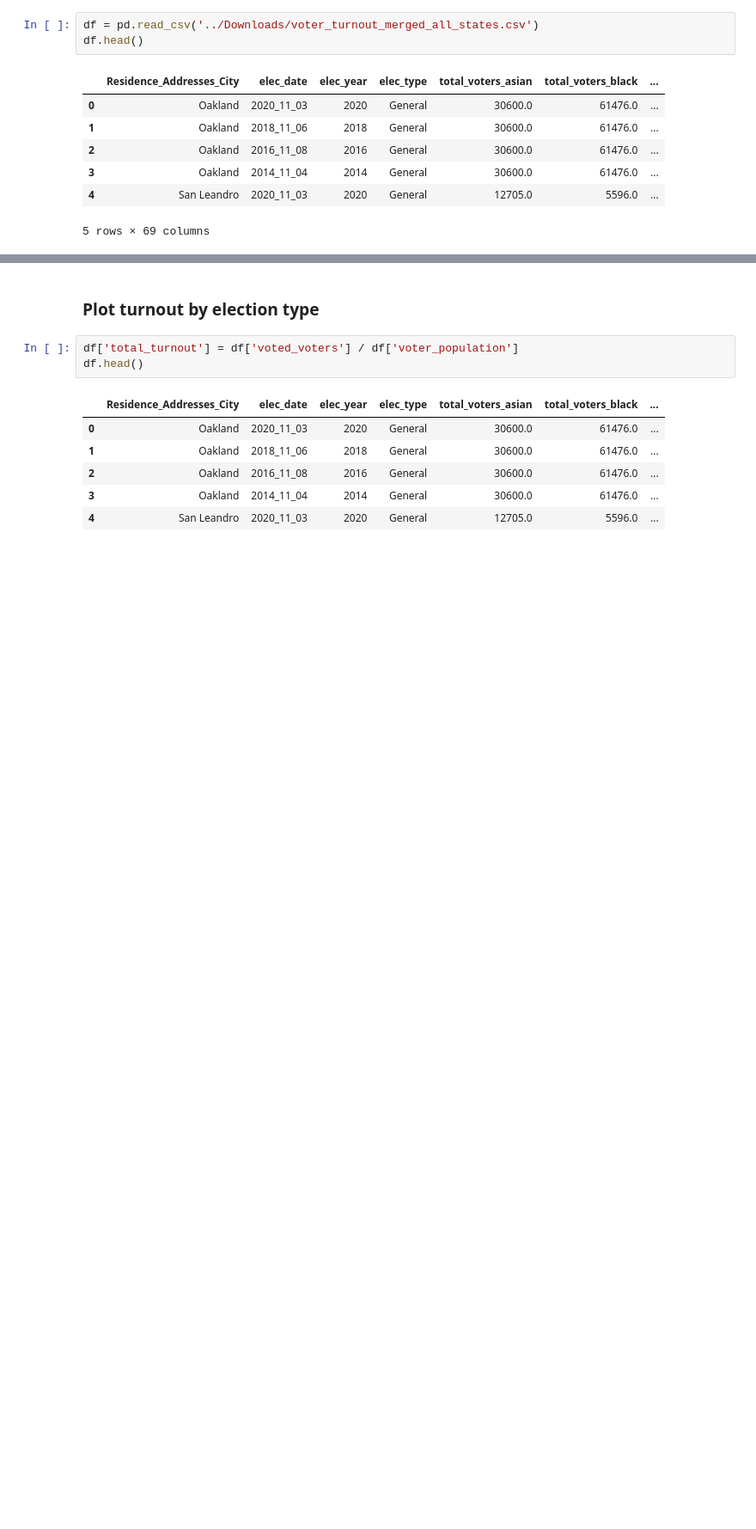
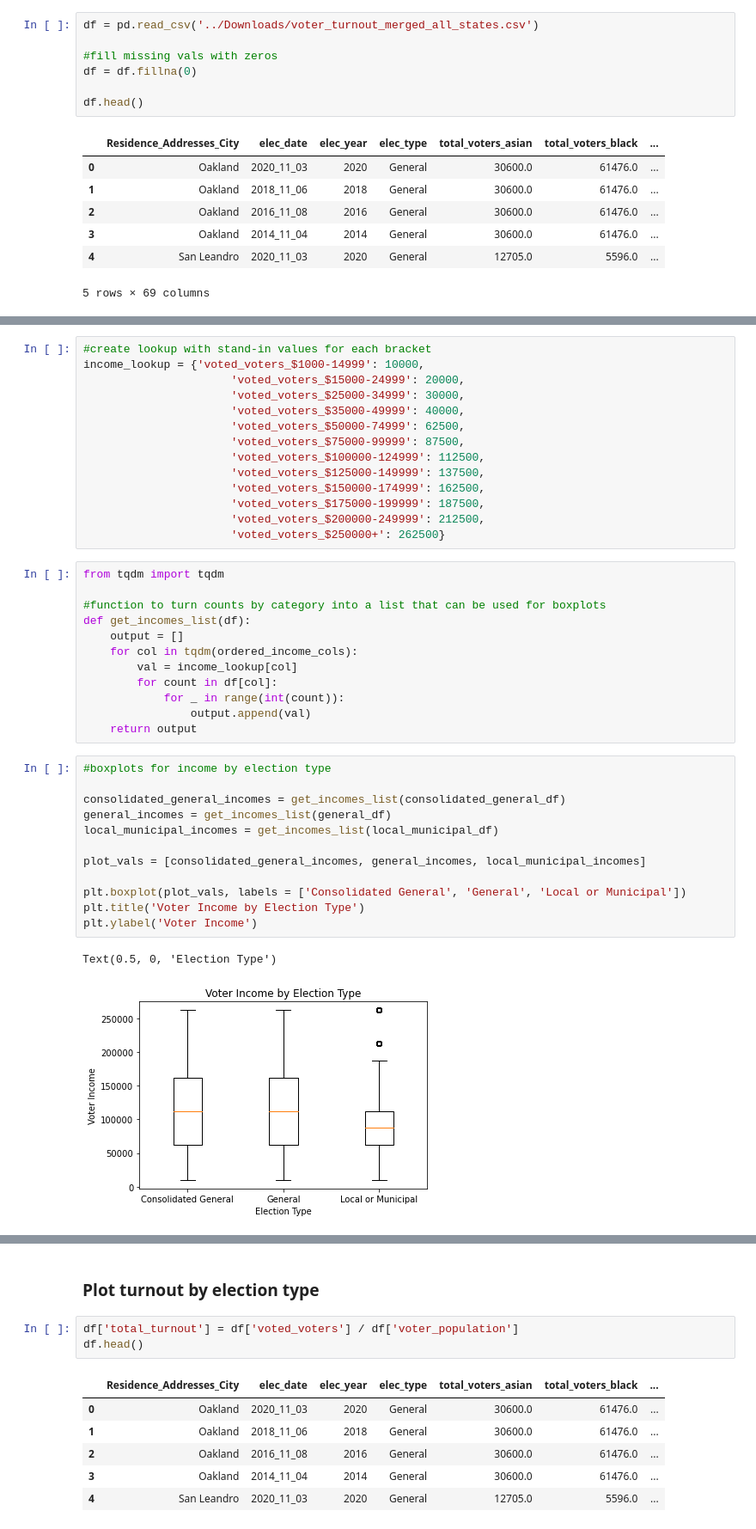
Before and after one commit to jnshzk/capstone, a Jupyter notebook: jin_visualizations.ipynb, the cells around one changed output, grey strips where cells are left out. Shown at 86% size. Drawn from its saved outputs; the diff is of its cells as text; blank space fills up the shorter version.

Commit message:
reformatted income plots to boxplots

```diff
--- a/jin_visualizations.ipynb
+++ b/jin_visualizations.ipynb
@@ -4,6 +4,10 @@ import matplotlib.pyplot as plt
 import numpy as np
 # %%
 df = pd.read_csv('../Downloads/voter_turnout_merged_all_states.csv')
+
+#fill missing vals with zeros
+df = df.fillna(0)
+
 df.head()
 # %% [output]
 |  | Residence_Addresses_City | elec_date | elec_year | elec_type | total_voters_asian | total_voters_black | ... |
@@ -15,0 +51,41 @@ df.head()
+# %%
+#create lookup with stand-in values for each bracket
+income_lookup = {'voted_voters_$1000-14999': 10000,
+                      'voted_voters_$15000-24999': 20000,
+                      'voted_voters_$25000-34999': 30000,
+                      'voted_voters_$35000-49999': 40000,
+                      'voted_voters_$50000-74999': 62500,
+                      'voted_voters_$75000-99999': 87500,
+                      'voted_voters_$100000-124999': 112500,
+                      'voted_voters_$125000-149999': 137500,
+                      'voted_voters_$150000-174999': 162500,
+                      'voted_voters_$175000-199999': 187500,
+                      'voted_voters_$200000-249999': 212500,
+                      'voted_voters_$250000+': 262500}
+# %%
+from tqdm import tqdm
+
+#function to turn counts by category into a list that can be used for boxplots
+def get_incomes_list(df):
+    output = []
+    for col in tqdm(ordered_income_cols):
+        val = income_lookup[col]
+        for count in df[col]:
+            for _ in range(int(count)):
+                output.append(val)
+    return output
+# %%
+#boxplots for income by election type
+
+consolidated_general_incomes = get_incomes_list(consolidated_general_df)
+general_incomes = get_incomes_list(general_df)
+local_municipal_incomes = get_incomes_list(local_municipal_df)
+
+plot_vals = [consolidated_general_incomes, general_incomes, local_municipal_incomes]
+
+plt.boxplot(plot_vals, labels = ['Consolidated General', 'General', 'Local or Municipal'])
+plt.title('Voter Income by Election Type')
+plt.ylabel('Voter Income')
+# %% [output]
+Text(0.5, 0, 'Election Type')
+[figure, added]
```
Also changed, not shown: parts of 8 cells of this notebook.
